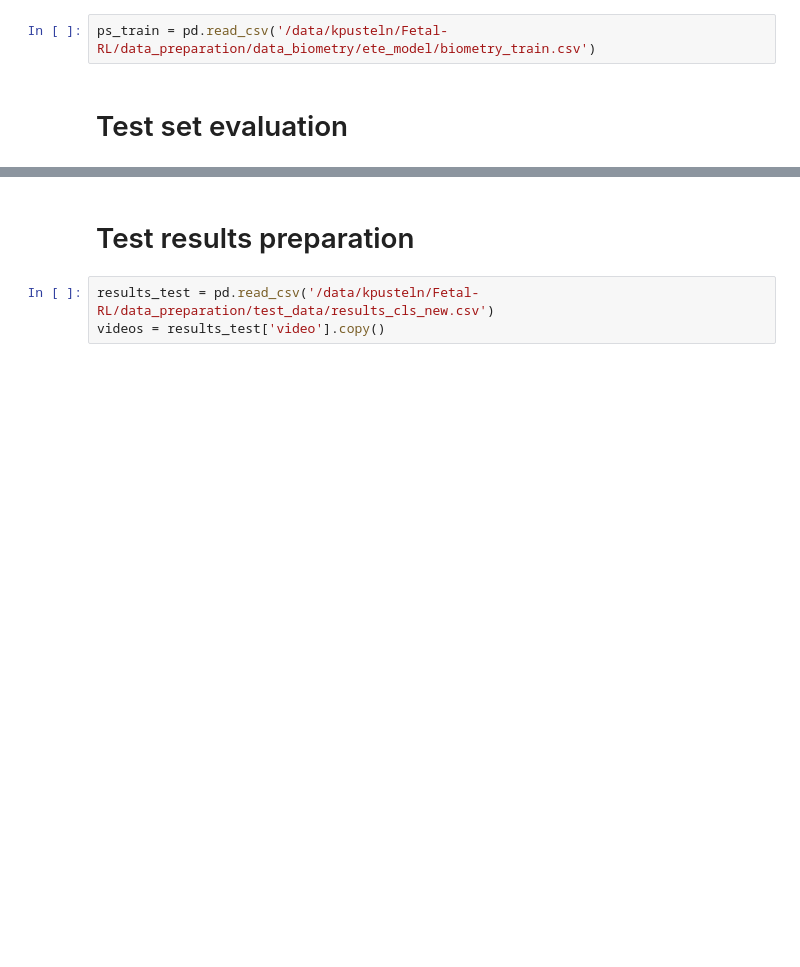
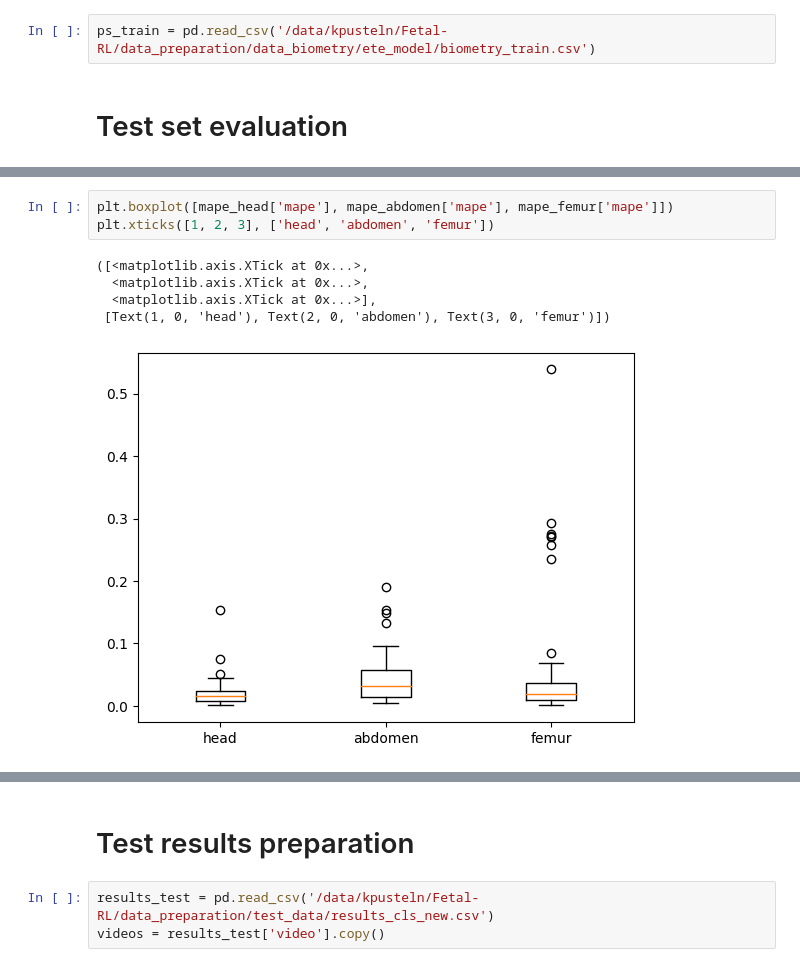
Before and after one commit to karolpustelnik/Fetal-RL, a Jupyter notebook: data_preparation/test_data/val_set_metrics.ipynb, the cells around one changed output, grey strips where cells are left out. Drawn from its saved outputs; the diff is of its cells as text; blank space fills up the shorter version.

```diff
--- a/data_preparation/test_data/val_set_metrics.ipynb
+++ b/data_preparation/test_data/val_set_metrics.ipynb
@@ -353,0 +648,9 @@ data_abdomen = data_merged_grouped[data_merged_grouped['type'] == '2']
+# %%
+plt.boxplot([mape_head['mape'], mape_abdomen['mape'], mape_femur['mape']])
+plt.xticks([1, 2, 3], ['head', 'abdomen', 'femur'])
+# %% [output]
+([<matplotlib.axis.XTick at 0x...>,
+  <matplotlib.axis.XTick at 0x...>,
+  <matplotlib.axis.XTick at 0x...>],
+ [Text(1, 0, 'head'), Text(2, 0, 'abdomen'), Text(3, 0, 'femur')])
+[figure, added]
```
Also changed, not shown: parts of 66 cells of this notebook, 43 other files.
